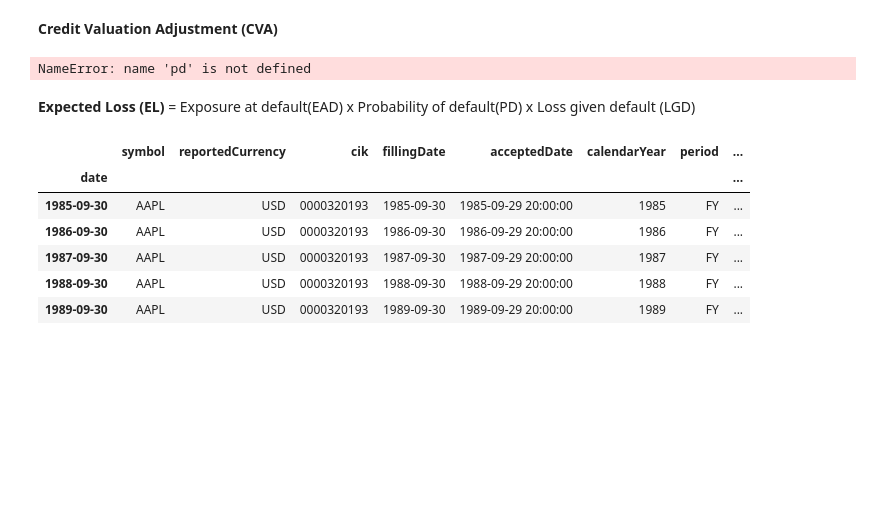
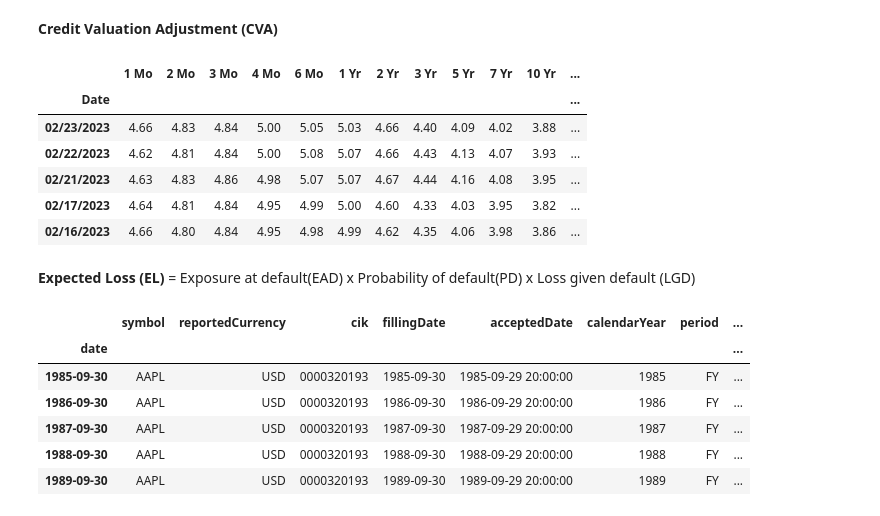
Before and after one commit to Saranpatp/risk-management-interview, a Jupyter notebook: Market and Credit Risk Management Concepts/Var_CVA.ipynb, the cells around one changed output. Drawn from its saved outputs; the diff is of its cells as text; code cells hidden in the pictures; blank space fills up the shorter version.

```diff
--- a/Market and Credit Risk Management Concepts/Var_CVA.ipynb
+++ b/Market and Credit Risk Management Concepts/Var_CVA.ipynb
@@ -79,9 +79,17 @@ get_VaR(port_ticker,port_weight,start,end,n_day, conf_lv, method = 'monte-carlo'
 **Credit Valuation Adjustment (CVA)**
 # %%
 # input US treasuray yield
-treasuray_df = pd.read_csv("daily-treasury-rates.csv",header=True)
+treasuray_df = pd.read_csv("daily-treasury-rates.csv").set_index('Date')
-# %% [output]
-NameError: name 'pd' is not defined
+# %%
+treasuray_df.head()
+# %% [output]
+|  | 1 Mo | 2 Mo | 3 Mo | 4 Mo | 6 Mo | 1 Yr | 2 Yr | 3 Yr | 5 Yr | 7 Yr | 10 Yr | ... |
+| Date |  |  |  |  |  |  |  |  |  |  |  | ... |
+| 02/23/2023 | 4.66 | 4.83 | 4.84 | 5.00 | 5.05 | 5.03 | 4.66 | 4.40 | 4.09 | 4.02 | 3.88 | ... |
+| 02/22/2023 | 4.62 | 4.81 | 4.84 | 5.00 | 5.08 | 5.07 | 4.66 | 4.43 | 4.13 | 4.07 | 3.93 | ... |
+| 02/21/2023 | 4.63 | 4.83 | 4.86 | 4.98 | 5.07 | 5.07 | 4.67 | 4.44 | 4.16 | 4.08 | 3.95 | ... |
+| 02/17/2023 | 4.64 | 4.81 | 4.84 | 4.95 | 4.99 | 5.00 | 4.60 | 4.33 | 4.03 | 3.95 | 3.82 | ... |
+| 02/16/2023 | 4.66 | 4.80 | 4.84 | 4.95 | 4.98 | 4.99 | 4.62 | 4.35 | 4.06 | 3.98 | 3.86 | ... |
 # %% [markdown]
 **Expected Loss (EL)** = Exposure at default(EAD) x Probability of default(PD) x Loss given default (LGD)
 # %%
```
Also changed, not shown: parts of 3 cells of this notebook, 1 other file.
